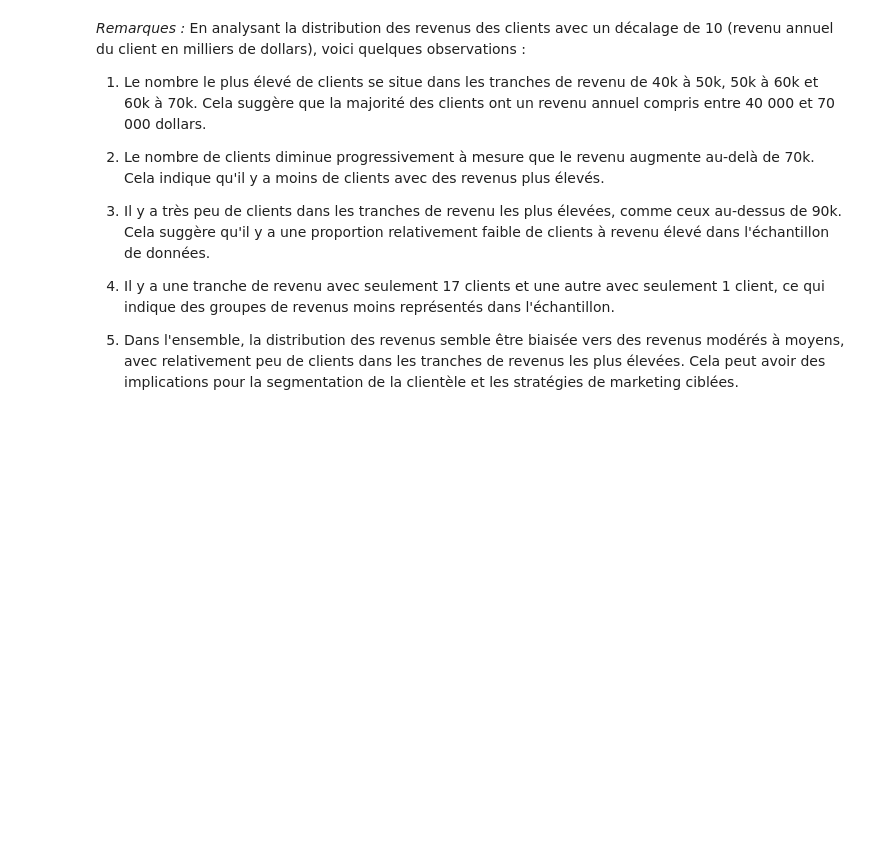
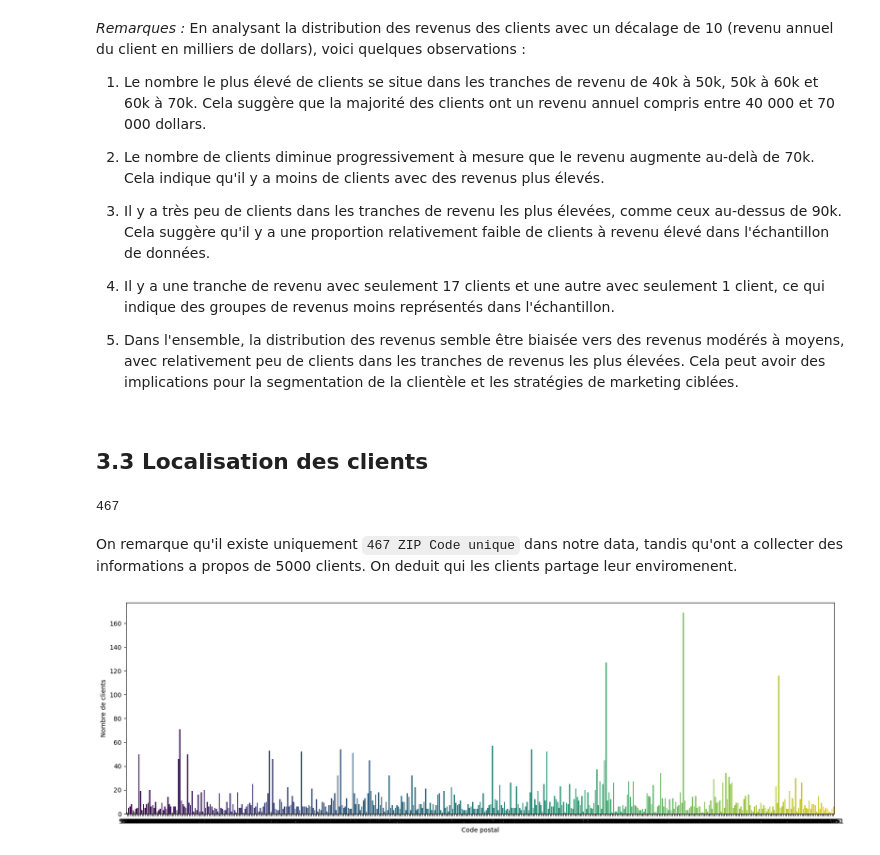
Before and after one commit to ImadElMaftouhi/Projet_dataMining, a Jupyter notebook: clustering.ipynb, the cells around one changed output. Cells and saved outputs as stored; diff of their text form; code cells hidden in the pictures; blank space fills up the shorter version.

Commit message:
distribution des clients selon le code postal

```diff
--- a/clustering.ipynb
+++ b/clustering.ipynb
@@ -286,3 +286,30 @@ plt.show()
 4. Il y a une tranche de revenu avec seulement 17 clients et une autre avec seulement 1 client, ce qui indique des groupes de revenus moins représentés dans l'échantillon.
 
 5. Dans l'ensemble, la distribution des revenus semble être biaisée vers des revenus modérés à moyens, avec relativement peu de clients dans les tranches de revenus les plus élevées. Cela peut avoir des implications pour la segmentation de la clientèle et les stratégies de marketing ciblées.
+# %% [markdown]
+## 3.3 Localisation des clients
+# %%
+len(df['ZIP Code'].unique())
+# %% [output]
+467
+# %% [markdown]
+On remarque qu'il existe uniquement `467 ZIP Code unique` dans notre data, tandis qu'ont a collecter des informations a propos de 5000 clients.
+On deduit qui les clients partage leur enviromenent.
+# %%
+zip_code_grouped = df.groupby('ZIP Code').size()
+
+# Convertir en DataFrame et renommer la colonne
+zip_code_df = pd.DataFrame({'count': zip_code_grouped}).reset_index()
+
+# Tracer le graphique à barres
+plt.figure(figsize=(20, 6))
+sns.barplot(data=zip_code_df, x='ZIP Code', y='count', palette='viridis')
+
+# Définir les étiquettes des axes
+plt.xlabel('Code postal')
+plt.ylabel('Nombre de clients')
+
+# Afficher le graphique
+plt.show()
+# %% [output]
+[figure, added]
```
